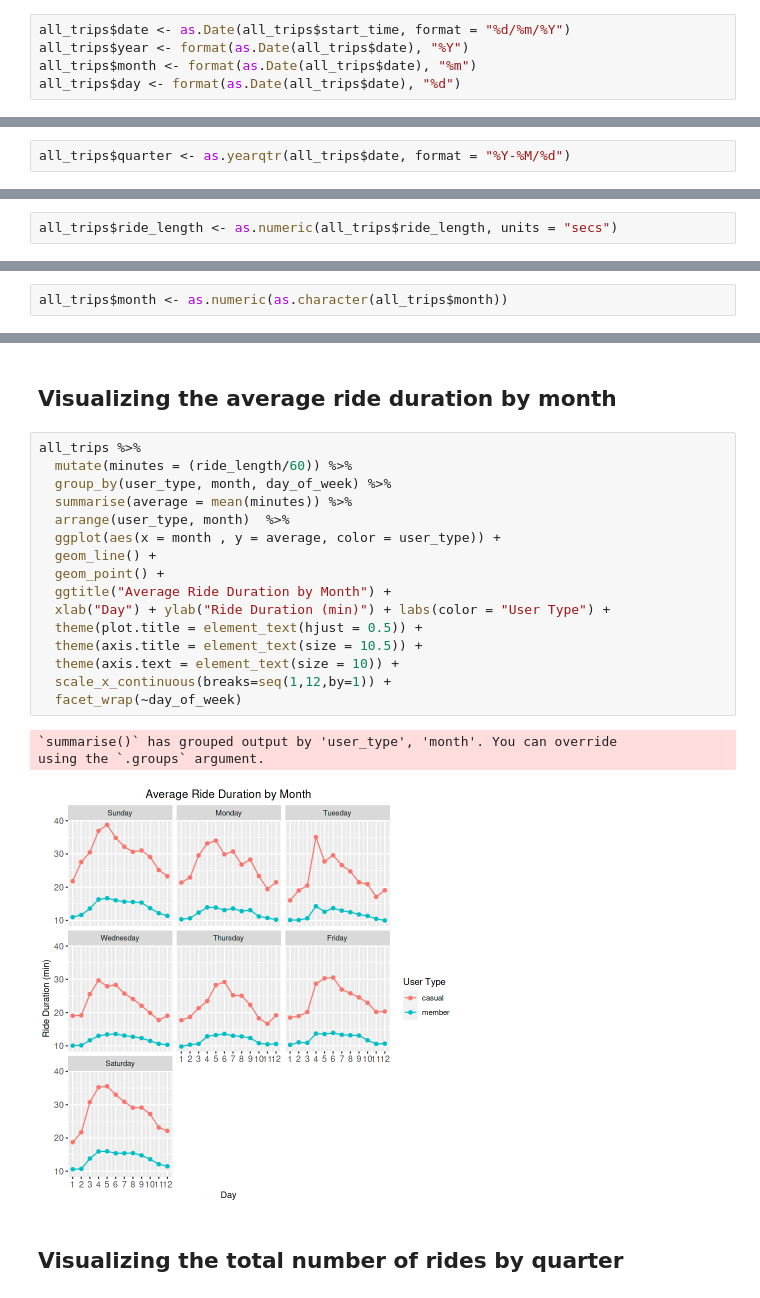
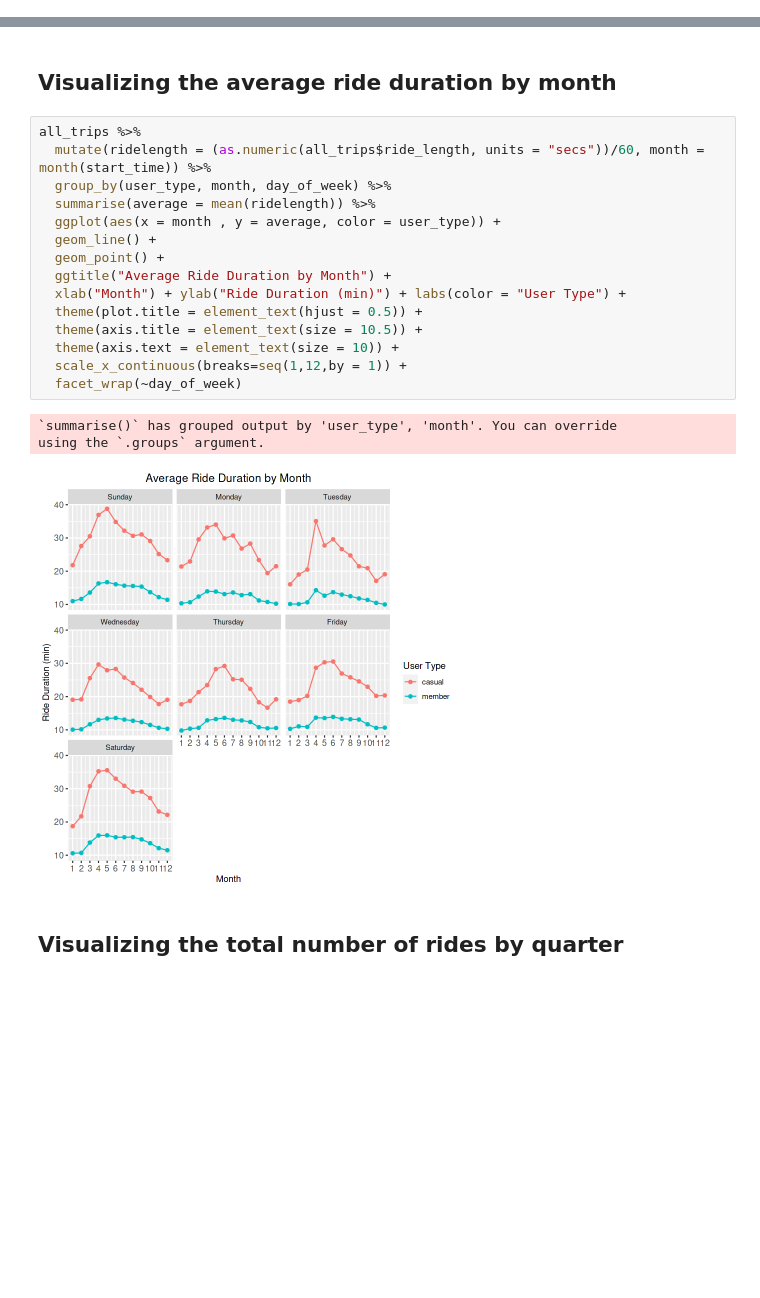
Before and after one commit to georgeselkassouf/Cyclistic-Bike-Share, a Jupyter notebook: gdac-case-study-cyclistic-bike-share.ipynb, the cells around one changed output, grey strips where cells are left out. Cells and saved outputs as stored; diff of their text form; blank space fills up the shorter version.

```diff
--- a/gdac-case-study-cyclistic-bike-share.ipynb
+++ b/gdac-case-study-cyclistic-bike-share.ipynb
@@ -315,5 +314,0 @@ unique(all_trips$user_type)
-# %%
-all_trips$date <- as.Date(all_trips$start_time, format = "%d/%m/%Y")
-all_trips$year <- format(as.Date(all_trips$date), "%Y")
-all_trips$month <- format(as.Date(all_trips$date), "%m")
-all_trips$day <- format(as.Date(all_trips$date), "%d")
@@ -322,2 +314,0 @@ all_trips$day <- format(as.Date(all_trips$date), "%d")
-# %%
-all_trips$quarter <- as.yearqtr(all_trips$date, format = "%Y-%M/%d")
@@ -326,5 +315,3 @@ all_trips$quarter <- as.yearqtr(all_trips$date, format = "%Y-%M/%d")
-# %%
-all_trips$ride_length <- as.numeric(all_trips$ride_length, units = "secs")
 # %% [markdown]
 ### Confirm that ride_length column is numeric
 # %%
@@ -531,5 +539,3 @@ quantile(all_trips$ride_length, probs = seq(0, 1, by = 0.1))
-# %%
-all_trips$month <- as.numeric(as.character(all_trips$month))
 # %% [markdown]
 # Step 5: Plots
 # %% [markdown]
@@ -579,24 +580,23 @@ all_trips %>%
 ## Visualizing the average ride duration by month
 # %%
 all_trips %>%
-  mutate(minutes = (ride_length/60)) %>%
+  mutate(ridelength = (as.numeric(all_trips$ride_length, units = "secs"))/60, month = month(start_time)) %>%
   group_by(user_type, month, day_of_week) %>%
-  summarise(average = mean(minutes)) %>%
-  arrange(user_type, month)  %>%
+  summarise(average = mean(ridelength)) %>%
   ggplot(aes(x = month , y = average, color = user_type)) +
   geom_line() +
   geom_point() +
   ggtitle("Average Ride Duration by Month") +
-  xlab("Day") + ylab("Ride Duration (min)") + labs(color = "User Type") +
+  xlab("Month") + ylab("Ride Duration (min)") + labs(color = "User Type") +
   theme(plot.title = element_text(hjust = 0.5)) +
   theme(axis.title = element_text(size = 10.5)) +
   theme(axis.text = element_text(size = 10)) +
-  scale_x_continuous(breaks=seq(1,12,by=1)) +
+  scale_x_continuous(breaks=seq(1,12,by = 1)) +
   facet_wrap(~day_of_week)
 # %% [output]
 `summarise()` has grouped output by 'user_type', 'month'. You can override
 using the `.groups` argument.
-[figure, old version]
+[figure, new version]
 # %% [markdown]
 ## Visualizing the total number of rides by quarter
 # %%
```
Also changed, not shown: parts of 23 cells of this notebook.
